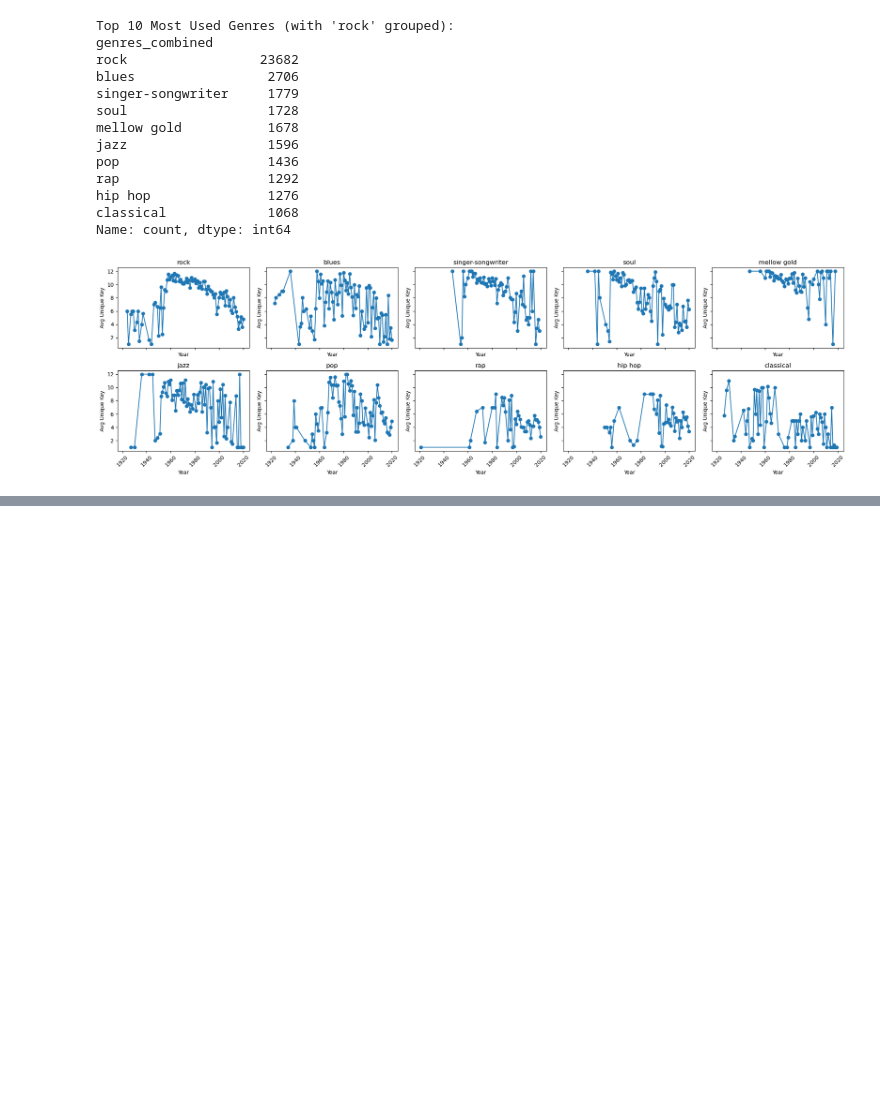
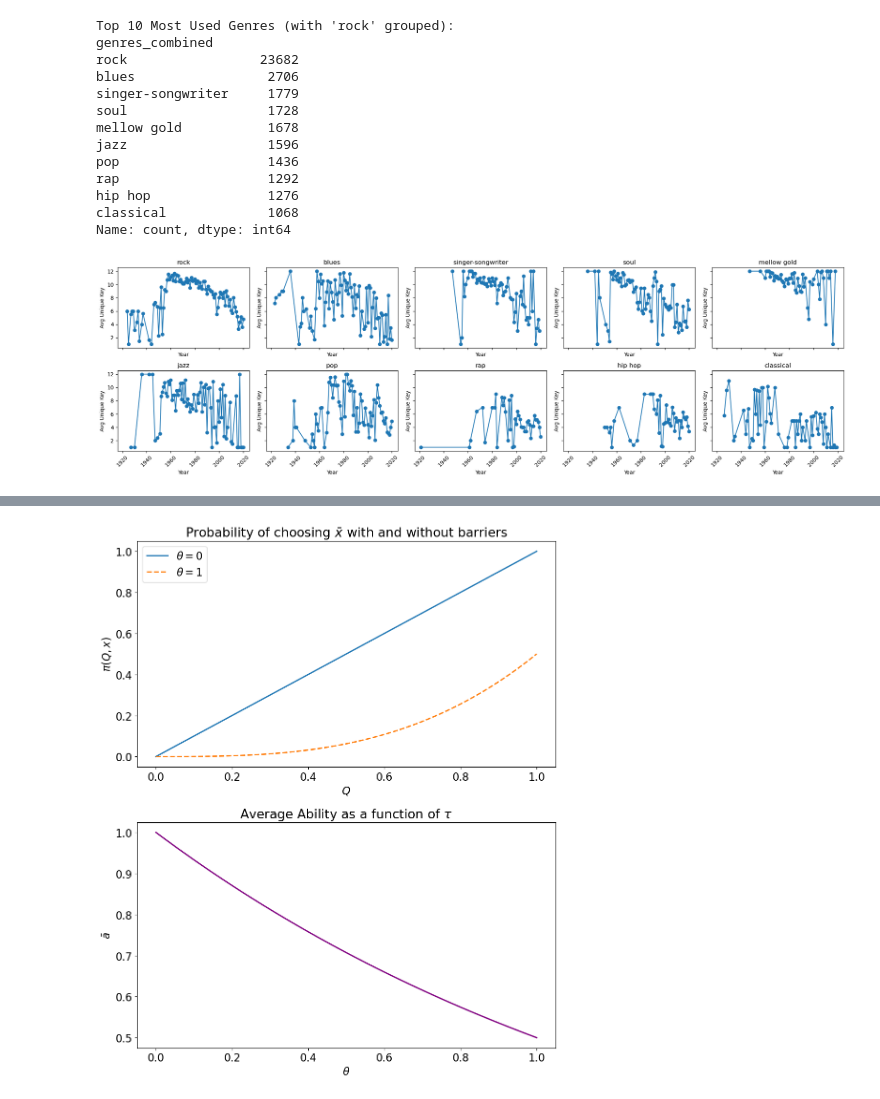
Before and after one commit to raimundoc97/the-spotify-effect, a Jupyter notebook: code/analysis/spotify_descriptives.ipynb, the cells around one changed output, grey strips where cells are left out. Cells and saved outputs as stored; diff of their text form; code cells hidden in the pictures; blank space fills up the shorter version.

```diff
--- a/code/analysis/spotify_descriptives.ipynb
+++ b/code/analysis/spotify_descriptives.ipynb
@@ -300,0 +347,56 @@ Name: count, dtype: int64
+# %%
+import numpy as np
+import matplotlib.pyplot as plt
+
+# Increase font sizes globally for better visibility.
+plt.rcParams.update({'font.size': 16})
+
+# -------------------------------
+# First Plot: Effect of theta on π(Q,x)^(-θ)
+# -------------------------------
+# Let Q vary over a reasonable range (e.g., from 1 to 100).
+Q = np.linspace(0,1,500)
+
+# Define two cases: theta = 1 and theta = 0.
+theta_val1 = 0.5
+theta_val0 = 0.9
+
+# Compute π(Q,x)^(-θ) for both values.
+# For theta=1: f(Q) = Q^(-1), for theta=0: f(Q) = Q^(0) = 1 (flat line).
+pi_theta1 = Q
+pi_theta0 = 0.5 * Q ** 3 # This will be an array of ones.
+
+# -------------------------------
+# Second Plot: Average Ability as a Function of θ
+# -------------------------------
+# Average ability: A * π(Q,x)^(-θ), where we assume A = a(Q*,x)*a_j is constant.
+A = 1          # Assume a constant average productivity component.
+pi_fixed = 2     # Assume π(Q,x) is fixed at 2 for illustration.
+theta_vals = np.linspace(0, 1, 200)  # Let theta vary from 0 to 1.
+average_ability = A * (pi_fixed ** (-theta_vals))
+
+# -------------------------------
+# Create Vertical Subplots
+# -------------------------------
+fig, axs = plt.subplots(nrows=2, ncols=1, figsize=(10, 12))
+
+# Plot 1: π(Q,x)^(-θ) versus Q for theta = 1 and theta = 0.
+axs[0].plot(Q, pi_theta1, label=r'$\theta = 0$', linewidth=2)
+axs[0].plot(Q, pi_theta0, label=r'$\theta = 1$', linewidth=2, linestyle='--')
+axs[0].set_title(r'Probability of choosing $\bar x$ with and without barriers')
+axs[0].set_xlabel(r'$Q$')
+axs[0].set_ylabel(r'$\pi(Q,x)$')
+axs[0].legend()
+axs[0].grid(False)
+
+# Plot 2: Average Ability versus theta.
+axs[1].plot(theta_vals, average_ability, linewidth=2, color='purple')
+axs[1].set_title(r'Average Ability as a function of $\tau$')
+axs[1].set_xlabel(r'$\theta$')
+axs[1].set_ylabel(r'$\bar{a}$')
+axs[1].grid(False)
+
+plt.tight_layout()
+plt.show()
+# %% [output]
+[figure, added]
```
Also changed, not shown: parts of 3 cells of this notebook, 1 other file.
